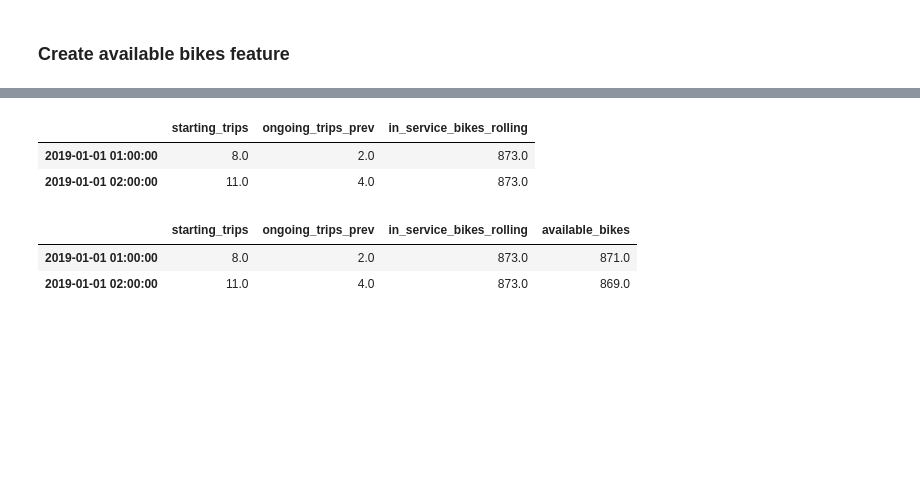
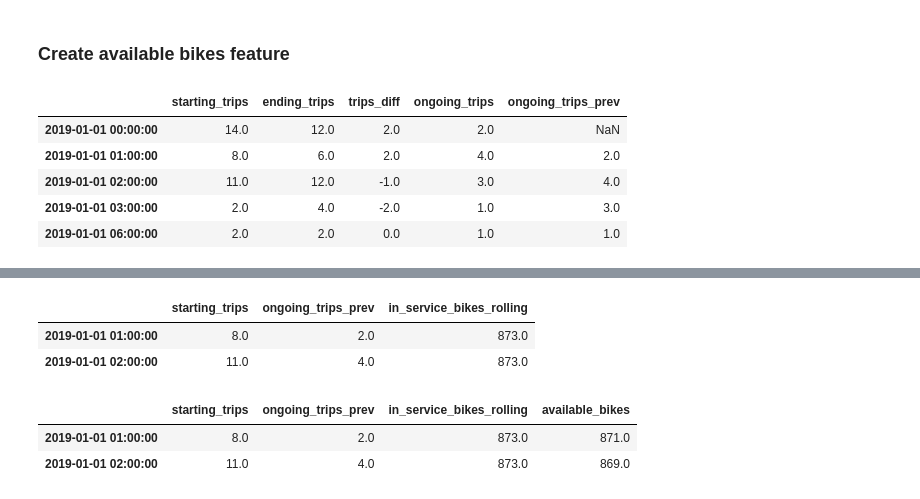
Before and after one commit to katekuian/aa_2021_magma, a Jupyter notebook: 04_predictive_analytics/01_feature_engineering.ipynb, the cells around one changed output, grey strips where cells are left out. Cells and saved outputs as stored; diff of their text form; code cells hidden in the pictures; blank space fills up the shorter version.

```diff
--- a/04_predictive_analytics/01_feature_engineering.ipynb
+++ b/04_predictive_analytics/01_feature_engineering.ipynb
@@ -15,2 +16,11 @@ trips_hourly['ongoing_trips_prev'] = trips_hourly['ongoing_trips'].shift(1) # we
+# %%
+trips_hourly.head(5)
+# %% [output]
+|  | starting_trips | ending_trips | trips_diff | ongoing_trips | ongoing_trips_prev |
+| 2019-01-01 00:00:00 | 14.0 | 12.0 | 2.0 | 2.0 | NaN |
+| 2019-01-01 01:00:00 | 8.0 | 6.0 | 2.0 | 4.0 | 2.0 |
+| 2019-01-01 02:00:00 | 11.0 | 12.0 | -1.0 | 3.0 | 4.0 |
+| 2019-01-01 03:00:00 | 2.0 | 4.0 | -2.0 | 1.0 | 3.0 |
+| 2019-01-01 06:00:00 | 2.0 | 2.0 | 0.0 | 1.0 | 1.0 |
 # %%
 trips_hourly = trips_hourly[['starting_trips', 'ongoing_trips_prev']]
```
Also changed, not shown: parts of 20 cells of this notebook.
